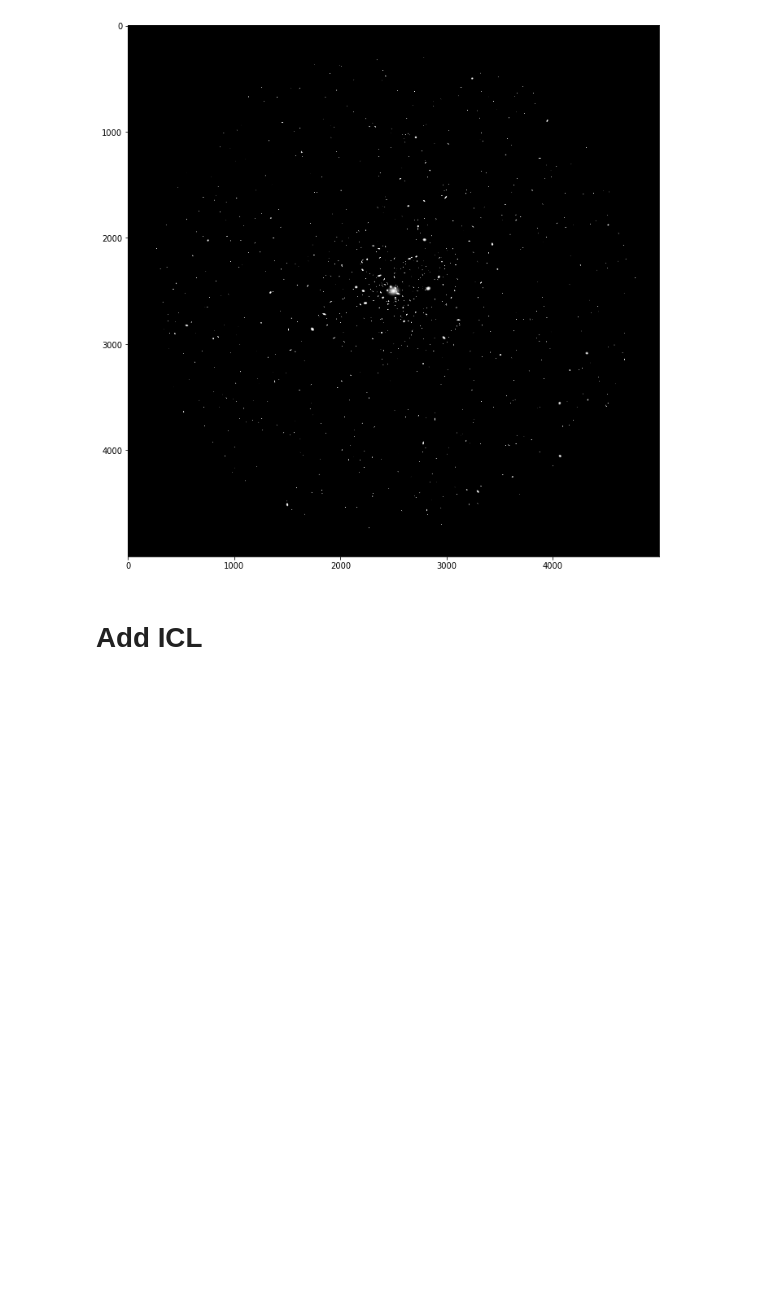
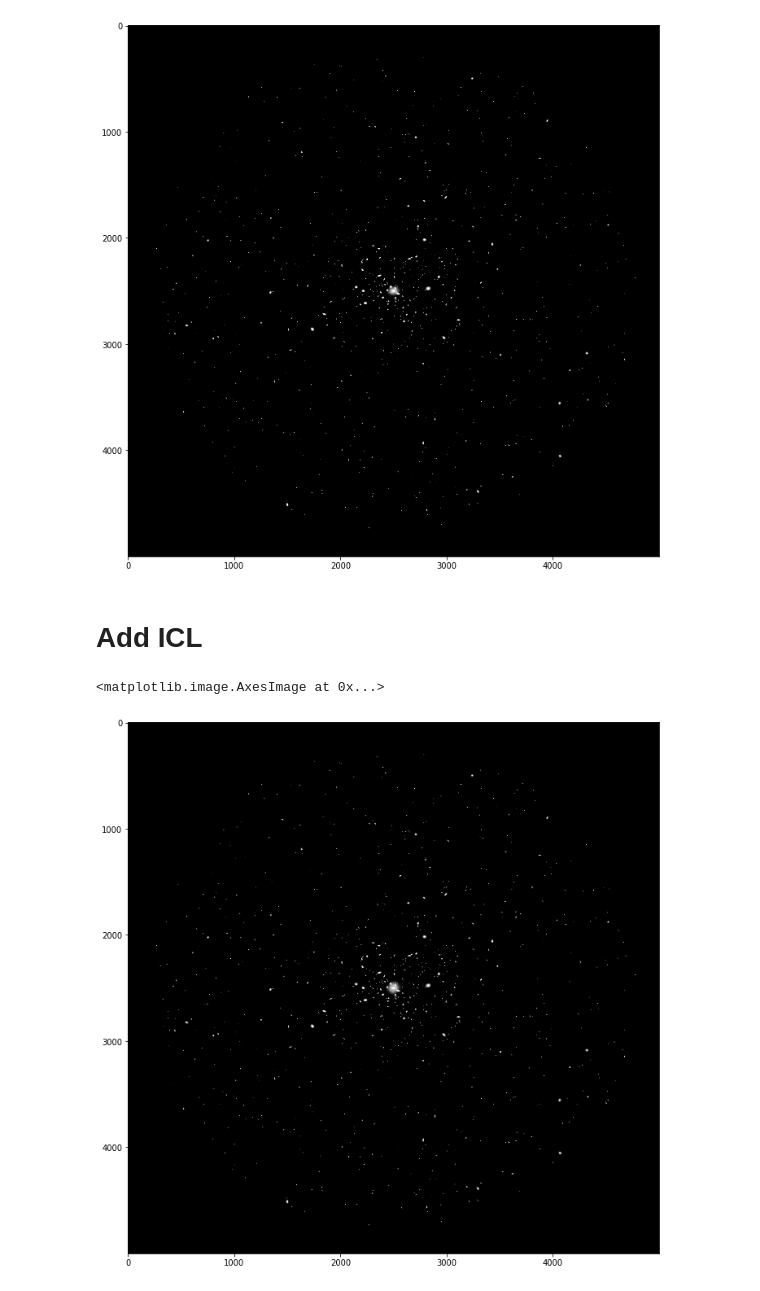
Before and after one commit to vargatn/synthetic, a Jupyter notebook: notebooks/galsim/Galsim_Mock_generator_v04_ICL.ipynb, the cells around one changed output. Saved outputs shown, nothing was run; the diff lists cells and outputs as text; code cells hidden in the pictures; blank space fills up the shorter version.

```diff
--- a/notebooks/galsim/Galsim_Mock_generator_v04_ICL.ipynb
+++ b/notebooks/galsim/Galsim_Mock_generator_v04_ICL.ipynb
@@ -51,5 +51,17 @@ ax.imshow(np.arcsinh(cc) / cc, cmap=plt.cm.gray_r)
 # Add ICL
 # %%
 galpath = "./ICL/evolving_red_gal.dat"
-mstarpath = "ICL/mstar_des_i03.fit"
-jk_profile_root = "ICL/jacknife_profiles_0.15_rand_back_subtracted_corZ_faintgalsub/jacknife_profile_"
+mstarpath = "./ICL/mstar_des_i03.fit"
+jk_profile_root = "./ICL/jacknife_profiles_0.15_rand_back_subtracted_corZ_faintgalsub/jacknife_profile_"
+
+bcg = {
+    "size": 32.,
+    "g1": 0.1356766444194723,
+    "g2":-0.0345231539560347,
+    "imag": 17.76,
+    "color_gr": 1.36,
+    "color_ri": 0.54,
+    "color_iz": 0.32,
+}
+mass = 10**14.45
+z = 0.3
@@ -58,0 +68,2 @@ iclprof = icl.ICLProf(jk_profile_root, procmag, H0=70, Om0=0.3)
+# %%
+di = icl.DrawICL(mass, z, bcg, galpath, mstarpath, jk_profile_root)
@@ -58,0 +72,8 @@ iclprof = icl.ICLProf(jk_profile_root, procmag, H0=70, Om0=0.3)
+# %%
+fig = plt.figure(figsize=(12, 12))
+ax = fig.add_subplot(111)
+cc = df.canvas.array + di.flux_z
+ax.imshow(np.arcsinh(cc) / cc, cmap=plt.cm.gray_r)
+# %% [output]
+<matplotlib.image.AxesImage at 0x...>
+[figure, added]
```
Also changed, not shown: parts of 13 cells of this notebook, 2 other files.
